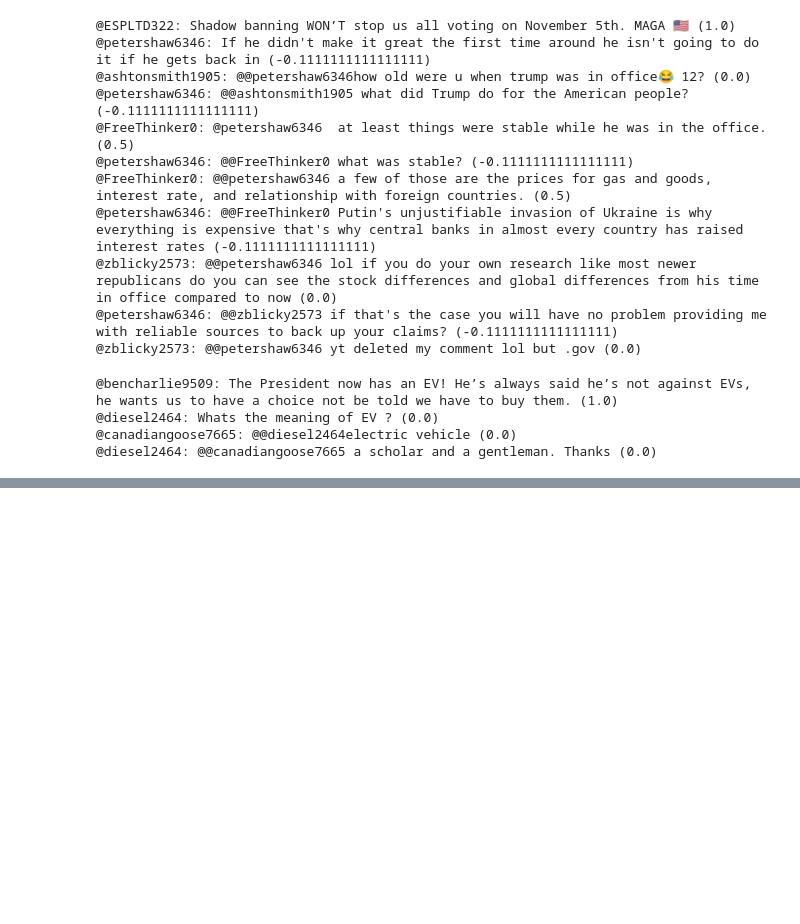
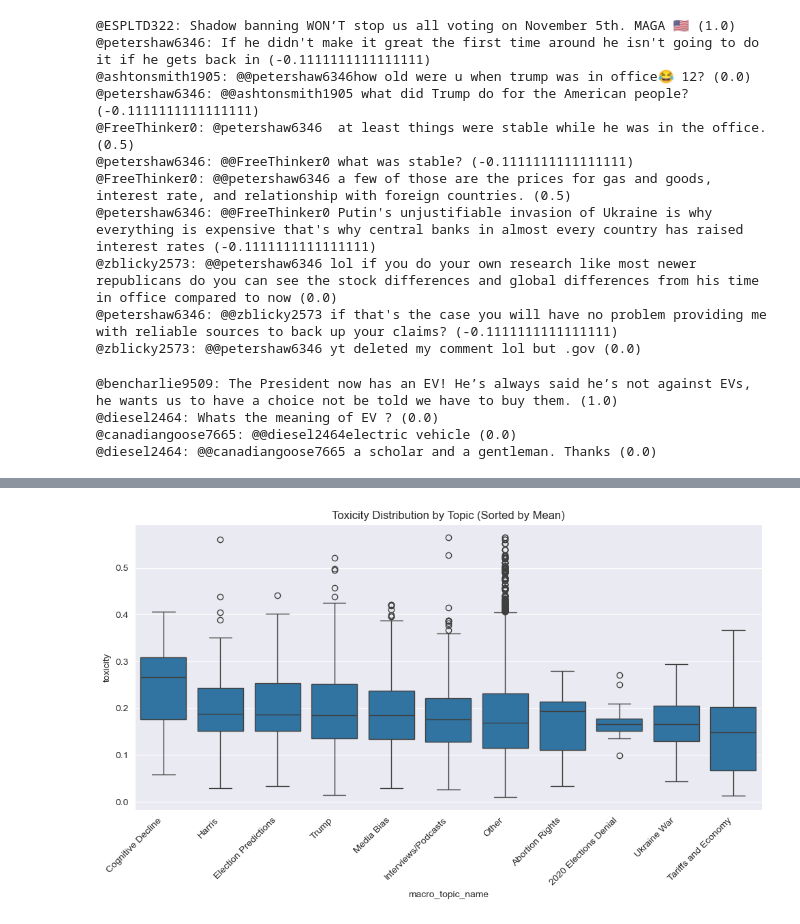
Before and after one commit to Filippo-Corti/SocialMediaMining, a Jupyter notebook: Project/YoutubeConversations.ipynb, the cells around one changed output, grey strips where cells are left out. Cells and saved outputs as stored; diff of their text form; code cells hidden in the pictures; blank space fills up the shorter version.

```diff
--- a/Project/YoutubeConversations.ipynb
+++ b/Project/YoutubeConversations.ipynb
@@ -673,0 +781,4 @@ with open("branch_topics_ending.csv", mode="a", newline="", encoding="utf-8") as
+# %%
+#df.to_csv("branch_stats.csv", index=False)
+
+df = pd.read_csv("branch_stats.csv", sep=",")
@@ -673,0 +801,16 @@ with open("branch_topics_ending.csv", mode="a", newline="", encoding="utf-8") as
+# %%
+# Calculate mean toxicity per topic
+mean_toxicity = df.groupby("macro_topic_name")["toxicity"].mean()
+
+# Sort topics by mean toxicity
+sorted_topics = mean_toxicity.sort_values(ascending=False).index
+
+# Create boxplot with sorted topics
+plt.figure(figsize=(10, 6))
+sns.boxplot(data=df, x="macro_topic_name", y="toxicity", order=sorted_topics)
+plt.xticks(rotation=45, ha="right")
+plt.title("Toxicity Distribution by Topic (Sorted by Mean)")
+plt.tight_layout()
+plt.show()
+# %% [output]
+[figure, added]
```
Also changed, not shown: parts of 54 cells of this notebook, 4 other files.
